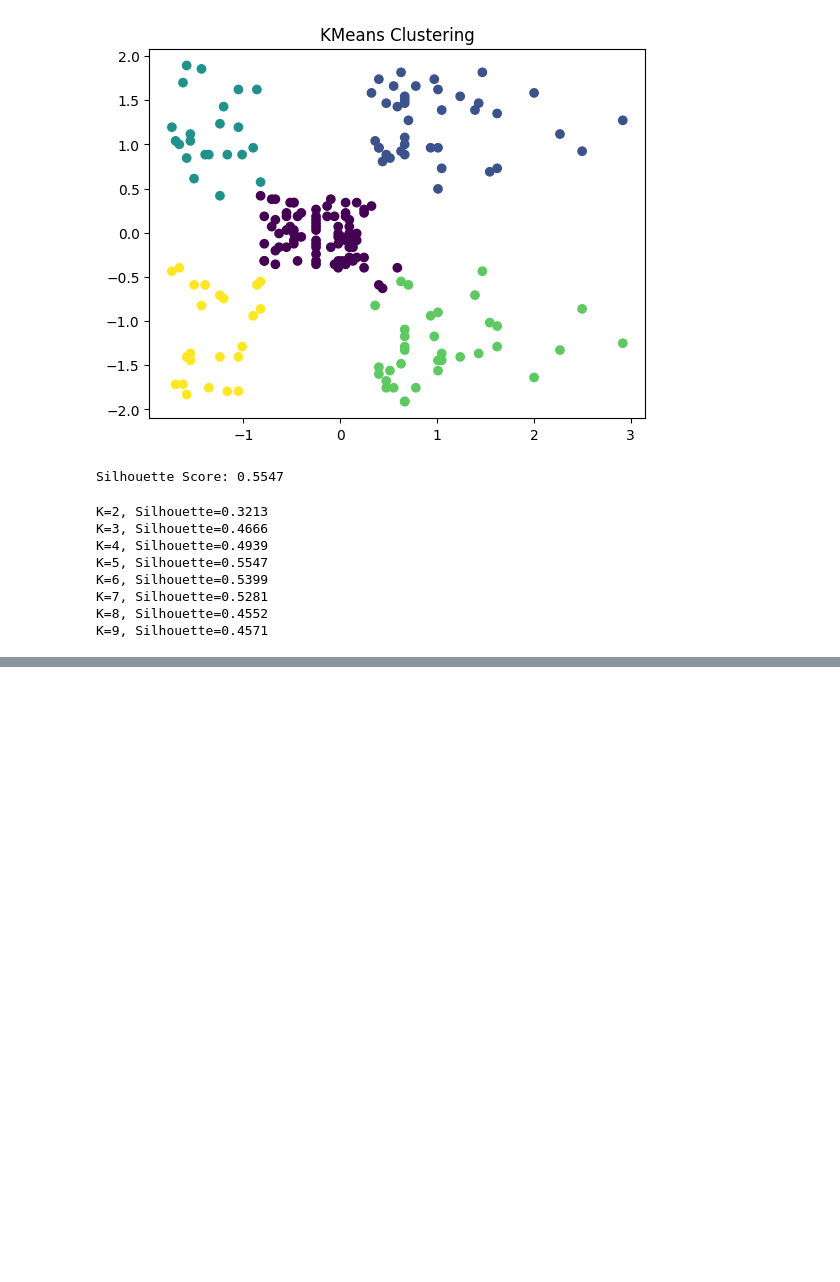
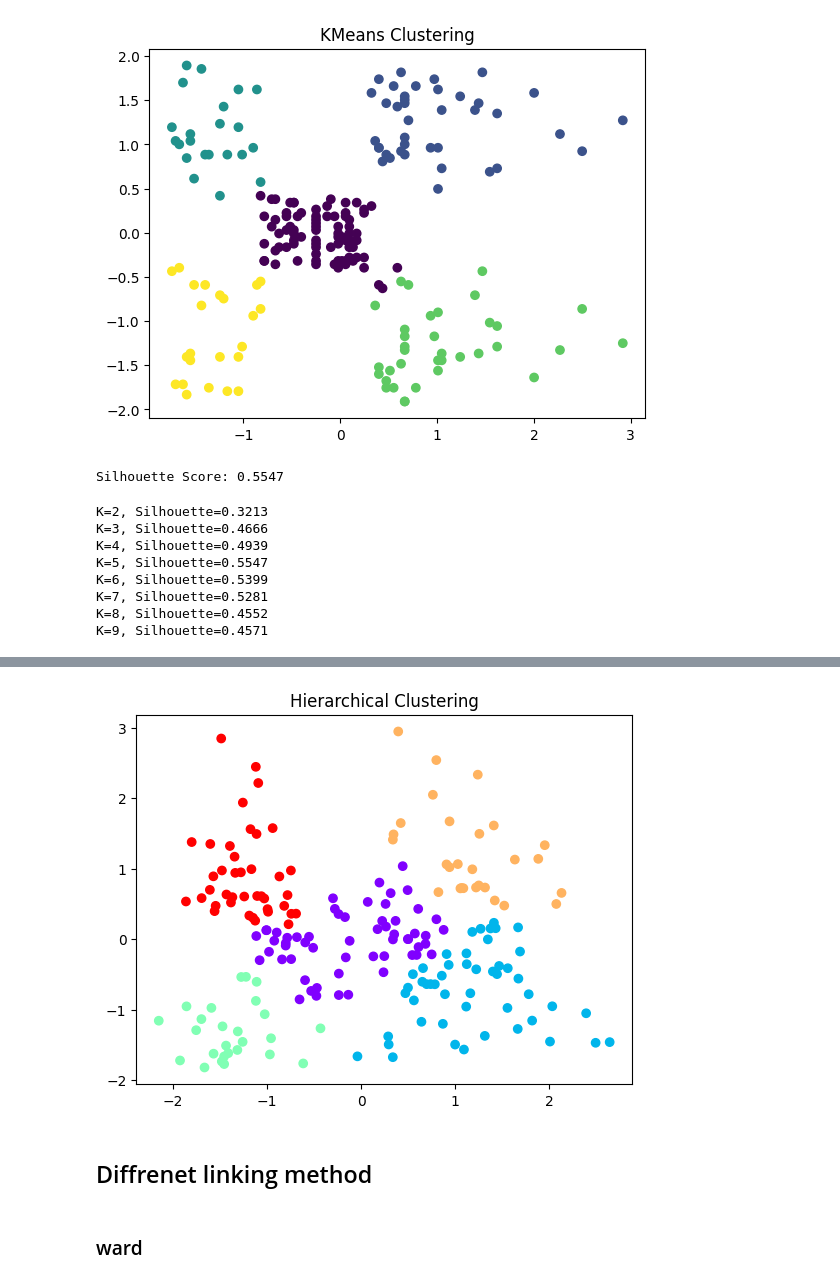
Before and after one commit to Yasir-Aladwani/clustering-mini-project, a Jupyter notebook: clustering_mini_project.ipynb, the cells around one changed output, grey strips where cells are left out. Cells and saved outputs as stored; diff of their text form; code cells hidden in the pictures; blank space fills up the shorter version.

```diff
--- a/clustering_mini_project.ipynb
+++ b/clustering_mini_project.ipynb
@@ -115,0 +142,10 @@ K=9, Silhouette=0.4571
+# %%
+hc = AgglomerativeClustering(n_clusters=5)
+
+clusters_hc = hc.fit_predict(df_pca)
+# %%
+plt.scatter(df_pca[:,0], df_pca[:,1], c=clusters_hc, cmap="rainbow")
+plt.title("Hierarchical Clustering")
+plt.show()
+# %% [output]
+[figure, added]
@@ -115,0 +154,4 @@ K=9, Silhouette=0.4571
+# %% [markdown]
+<h2> Diffrenet linking method
+# %% [markdown]
+<h3> ward
```
Also changed, not shown: parts of 27 cells of this notebook.
